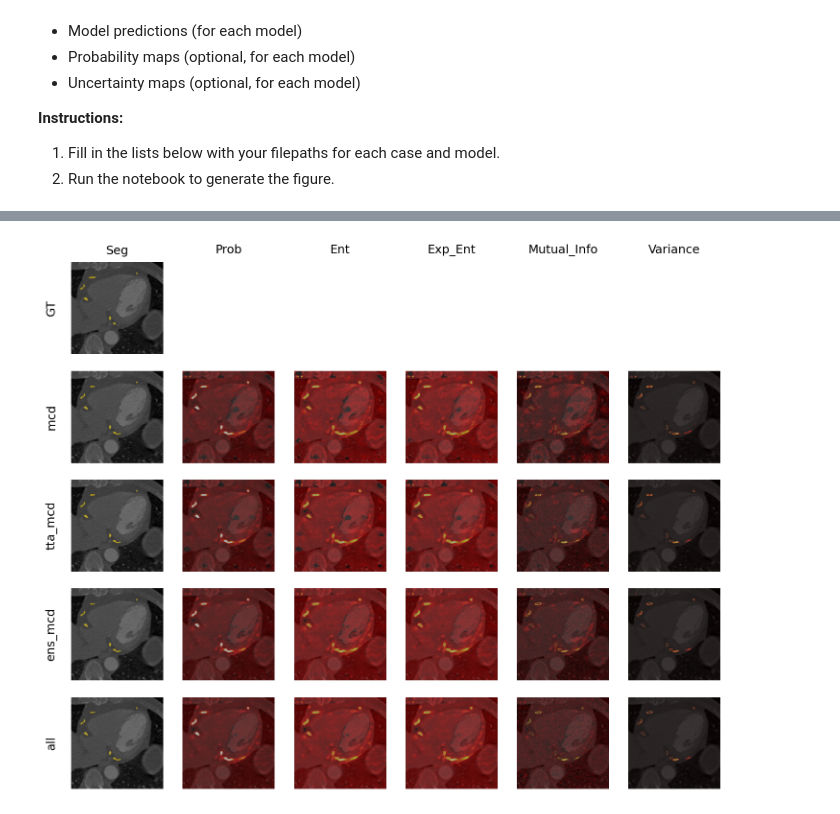
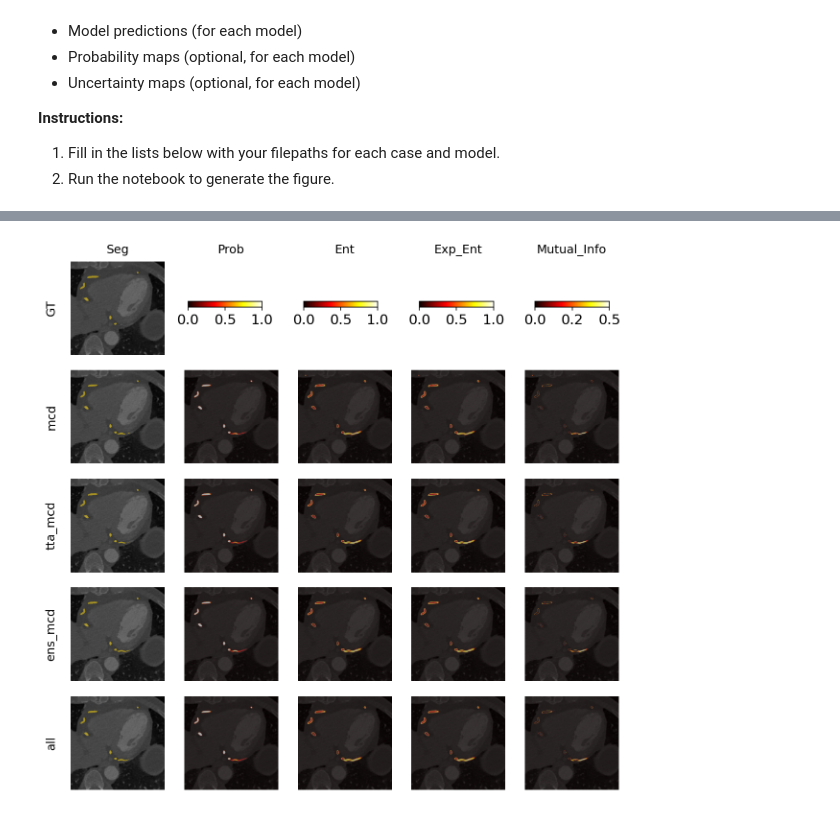
Before and after one commit to Skimaste/nnUNet, a Jupyter notebook: nnunetv2/evaluation/viz.ipynb, the cells around one changed output, grey strips where cells are left out. Saved outputs shown, nothing was run; the diff lists cells and outputs as text; code cells hidden in the pictures.

```diff
--- a/nnunetv2/evaluation/viz.ipynb
+++ b/nnunetv2/evaluation/viz.ipynb
@@ -165,9 +165,11 @@ def plot_comparison(image, gt, preds, model_names, slice_idx=None, prob_maps=Non
     plt.tight_layout()
     plt.show()
 # %%
+from skimage import exposure
+
 def intensify_low_values(entropy_norm, power=0.15):
     """Intensify low values in the entropy map."""
-    return np.tanh(np.power(entropy_norm, power))
+    return exposure.equalize_hist(entropy_norm)
 
 
 def crop_center(img, frac=0.8):
@@ -270,5 +318,5 @@ variance_maps = [load_nii(u) for u in model_variance_paths]
 # %%
-def plot_grid(image, gt, preds, prob_maps, ent_maps, exp_ent_maps, mutual_info_maps, variance_maps, model_names, slice_idx=None):
+def plot_grid(image, gt, preds, prob_maps, ent_maps, exp_ent_maps, mutual_info_maps, model_names, slice_idx=None):
     if slice_idx is None:
         slice_idx = image.shape[2] // 2
     img = crop_center(normalize_image(image[:, :, slice_idx]))
@@ -278,38 +326,102 @@ def plot_grid(image, gt, preds, prob_maps, ent_maps, exp_ent_maps, mutual_info_m
     ent_slices = [crop_center(u[:, :, slice_idx]) for u in ent_maps]
     exp_ent_slices = [crop_center(u[:, :, slice_idx]) for u in exp_ent_maps]
     mutual_info_slices = [crop_center(u[:, :, slice_idx]) for u in mutual_info_maps]
-    variance_slices = [crop_center(u[:, :, slice_idx]) for u in variance_maps]
 
     n_rows = len(model_names) + 1  # ground truth + models
-    n_cols = 7  # label, Seg, Prob, Ent, Exp_Ent, Mutual_Info, Variance
+    n_cols = 6  # label, Seg, Prob, Ent, Exp_Ent, Mutual_Info
     fig, axes = plt.subplots(n_rows, n_cols, figsize=(n_cols*1.4, n_rows*1.6),
-                             gridspec_kw={'width_ratios': [0.01, 0.9, 0.9, 0.9, 0.9, 0.9, 0.9]})
+                             gridspec_kw={'width_ratios': [0.01, 0.9, 0.9, 0.9, 0.9, 0.9]})
     fig.subplots_adjust(wspace=0.01, hspace=0.01)
+
+
 
     # Header row for column titles
     axes[0,0].axis('off')
-    for j, title in enumerate(['Seg', 'Prob', 'Ent', 'Exp_Ent', 'Mutual_Info', 'Variance'], start=1):
+    for j, title in enumerate(['Seg', 'Prob', 'Ent', 'Exp_Ent', 'Mutual_Info'], start=1):
         axes[0,j].set_title(title, pad=8, fontsize=12)
         axes[0,j].axis('off')
 
     # Ground truth row label and image
     axes[0,0].text(0.5, 0.5, 'GT', ha='center', va='center', rotation=90, fontsize=12)
     axes[0,1].imshow(overlay_segmentation(img, gt_slice)); axes[0,1].axis('off')
     axes[0,2].axis('off'); axes[0,3].axis('off')
+
+    all_prob = np.concatenate([s.ravel() for s in prob_slices])
+    all_unc  = np.concatenate([s.ravel() for s in ent_slices])
+    all_exp_ent = np.concatenate([s.ravel() for s in exp_ent_slices])
+    all_mutual_info = np.concatenate([s.ravel() for s in mutual_info_slices])
+    # Normalize all maps for color scaling
+    prob_norm = plt.Normalize(all_prob.min(), all_prob.max())
+    unc_norm  = plt.Normalize(all_unc.min(),  all_unc.max())
+    exp_ent_norm = plt.Normalize(all_exp_ent.min(),  all_exp_ent.max())
+    mutual_info_norm = plt.Normalize(all_mutual_info.min(),  all_mutual_info.max())
+    # scalar mappables
+    prob_sm = plt.cm.ScalarMappable(norm=prob_norm, cmap='hot')
+    unc_sm  = plt.cm.ScalarMappable(norm=unc_norm,  cmap='hot')
+    exp_ent_sm = plt.cm.ScalarMappable(norm=exp_ent_norm, cmap='hot')
+    mutual_info_sm = plt.cm.ScalarMappable(norm=mutual_info_norm, cmap='hot')
+    prob_sm._A = []; unc_sm._A = []; exp_ent_sm._A = []; mutual_info_sm._A = []
+
+    # remove any existing header axes for prob/unc
+    axes[0,2].axis('off')
+    axes[0,3].axis('off')
+
+    for j in range(2, 6):
+        axes[0,j].axis('off')
+        # place a slim horizontal colorbar above each column
+        pos = axes[0,j].get_position()
+        cbax = fig.add_axes([
+            pos.x0 + pos.width*0.24*(j-3) + pos.width*0.1,
+            pos.y0 + pos.height*0.9,
+            pos.width*0.8,
+            0.01
+        ])
+        if j == 2:
+            cbar = fig.colorbar(prob_sm, cax=cbax, orientation='horizontal', ticks=[prob_norm.vmin, (prob_norm.vmin+prob_norm.vmax)/2, prob_norm.vmax])
+            cbar.set_ticklabels([
+                f"{prob_norm.vmin:.1f}",
+                f"{(prob_norm.vmin+prob_norm.vmax)/2:.1f}",
+                f"{prob_norm.vmax:.1f}"
+            ])
+        elif j == 3:
+            cbar = fig.colorbar(unc_sm, cax=cbax, orientation='horizontal', ticks=[unc_norm.vmin, (unc_norm.vmin+unc_norm.vmax)/2, unc_norm.vmax])
+            cbar.set_ticklabels([
+                f"{-unc_norm.vmin:.1f}",
+                f"{(unc_norm.vmin+unc_norm.vmax)/2:.1f}",
+                f"{unc_norm.vmax:.1f}"
+            ])
+        elif j == 4:
+            cbar = fig.colorbar(exp_ent_sm, cax=cbax, orientation='horizontal', ticks=[exp_ent_norm.vmin, (exp_ent_norm.vmin+exp_ent_norm.vmax)/2, exp_ent_norm.vmax])
+            cbar.set_ticklabels([
+                f"{exp_ent_norm.vmin:.1f}",
+                f"{(exp_ent_norm.vmin+exp_ent_norm.vmax)/2:.1f}",
+                f"{exp_ent_norm.vmax:.1f}"
+            ])
+        elif j == 5:
+            cbar = fig.colorbar(mutual_info_sm, cax=cbax, orientation='horizontal', ticks=[mutual_info_norm.vmin, (mutual_info_norm.vmin+mutual_info_norm.vmax)/2, mutual_info_norm.vmax])
+            cbar.set_ticklabels([
+                f"{mutual_info_norm.vmin:.1f}",
+                f"{(mutual_info_norm.vmin+mutual_info_norm.vmax)/2:.1f}",
+                f"{mutual_info_norm.vmax:.1f}"
+            ])
+
+
 
     # Model rows
     for i, name in enumerate(model_names, start=1):
         axes[i,0].axis('off')
         axes[i,0].text(0.5, 0.5, name, ha='center', va='center', rotation=90, fontsize=12)
         axes[i,1].imshow(overlay_segmentation(img, pred_slices[i-1])); axes[i,1].axis('off')
         axes[i,2].imshow(overlay_heatmap(img, intensify_low_values(prob_slices[i-1]), cmap='hot')); axes[i,2].axis('off')
         axes[i,3].imshow(overlay_heatmap(img, intensify_low_values(ent_slices[i-1]), cmap='hot')); axes[i,3].axis('off')
         axes[i,4].imshow(overlay_heatmap(img, intensify_low_values(exp_ent_slices[i-1]), cmap='hot')); axes[i,4].axis('off')
         axes[i,5].imshow(overlay_heatmap(img, intensify_low_values(mutual_info_slices[i-1]), cmap='hot')); axes[i,5].axis('off')
-        axes[i,6].imshow(overlay_heatmap(img, intensify_low_values(variance_slices[i-1]), cmap='hot')); axes[i,6].axis('off')
 
     plt.tight_layout(); plt.show()
 
-plot_grid(i, gt, preds, prob_maps, ent_maps, exp_ent_maps, mutual_info_maps, variance_maps, model_names, slice_idx=135)
+# plot_grid(i, gt, preds, prob_maps, ent_maps, exp_ent_maps, mutual_info_maps, model_names, slice_idx=25) case_0002 zoom=0.3 model_perf_uq_ood_zoom
+# plot_grid(i, gt, preds, prob_maps, ent_maps, exp_ent_maps, mutual_info_maps, model_names, slice_idx=133) # case_0002 zoom=0.8 model_perf_uq_id
+# plot_grid(i, gt, preds, prob_maps, ent_maps, exp_ent_maps, mutual_info_maps, model_names, slice_idx=2) # case_0002 zoom=0.8 model_perf_uq_ood
+plot_grid(i, gt, preds, prob_maps, ent_maps, exp_ent_maps, mutual_info_maps, model_names, slice_idx=133)
 # %% [output]
-[figure, old version]
+[figure, new version]
```
Also changed, not shown: parts of 2 cells of this notebook.
